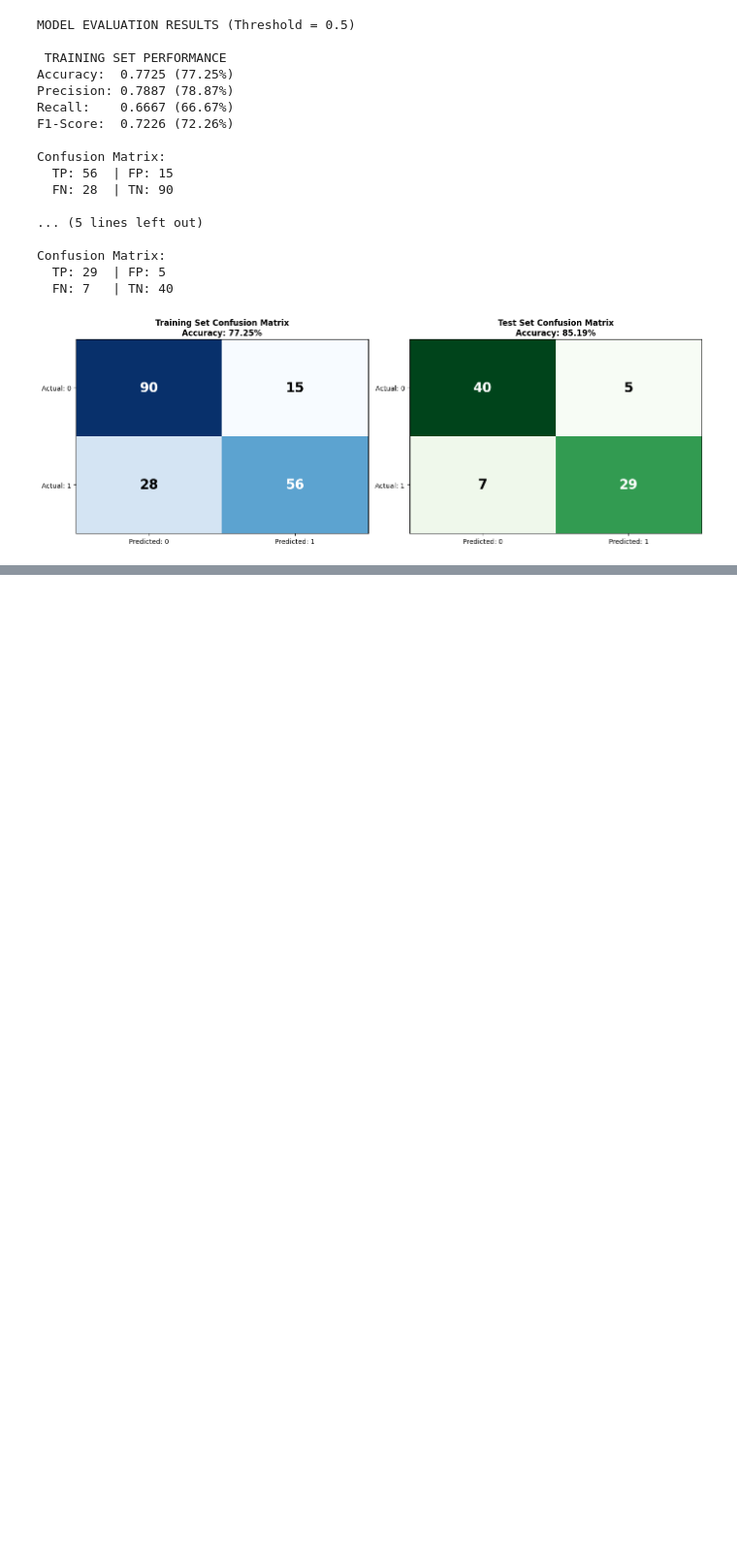
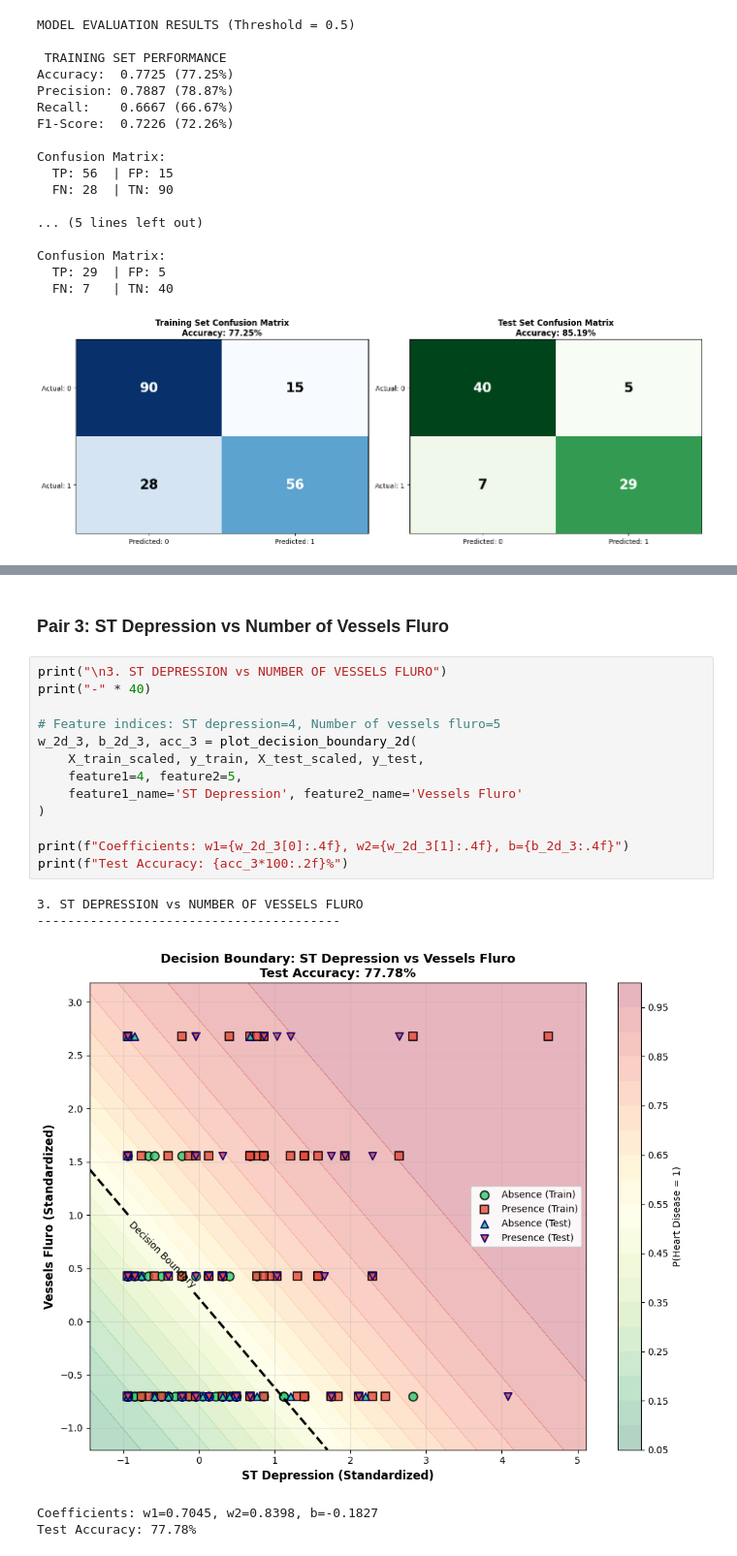
Before and after one commit to Willicami22/Logistic-Regression, a Jupyter notebook: heart_disease_lr_analysis.ipynb, the cells around one changed output, grey strips where cells are left out. Shown at 97% size. Cells and saved outputs as stored; diff of their text form; blank space fills up the shorter version.

```diff
--- a/heart_disease_lr_analysis.ipynb
+++ b/heart_disease_lr_analysis.ipynb
@@ -514,0 +821,21 @@ Confusion Matrix:
+# %% [markdown]
+### Pair 3: ST Depression vs Number of Vessels Fluro
+# %%
+print("\n3. ST DEPRESSION vs NUMBER OF VESSELS FLURO")
+print("-" * 40)
+
+# Feature indices: ST depression=4, Number of vessels fluro=5
+w_2d_3, b_2d_3, acc_3 = plot_decision_boundary_2d(
+    X_train_scaled, y_train, X_test_scaled, y_test,
+    feature1=4, feature2=5,
+    feature1_name='ST Depression', feature2_name='Vessels Fluro'
+)
+
+print(f"Coefficients: w1={w_2d_3[0]:.4f}, w2={w_2d_3[1]:.4f}, b={b_2d_3:.4f}")
+print(f"Test Accuracy: {acc_3*100:.2f}%")
+# %% [output]
+3. ST DEPRESSION vs NUMBER OF VESSELS FLURO
+----------------------------------------
+[figure, added]
+Coefficients: w1=0.7045, w2=0.8398, b=-0.1827
+Test Accuracy: 77.78%
```
Also changed, not shown: parts of 16 cells of this notebook.
